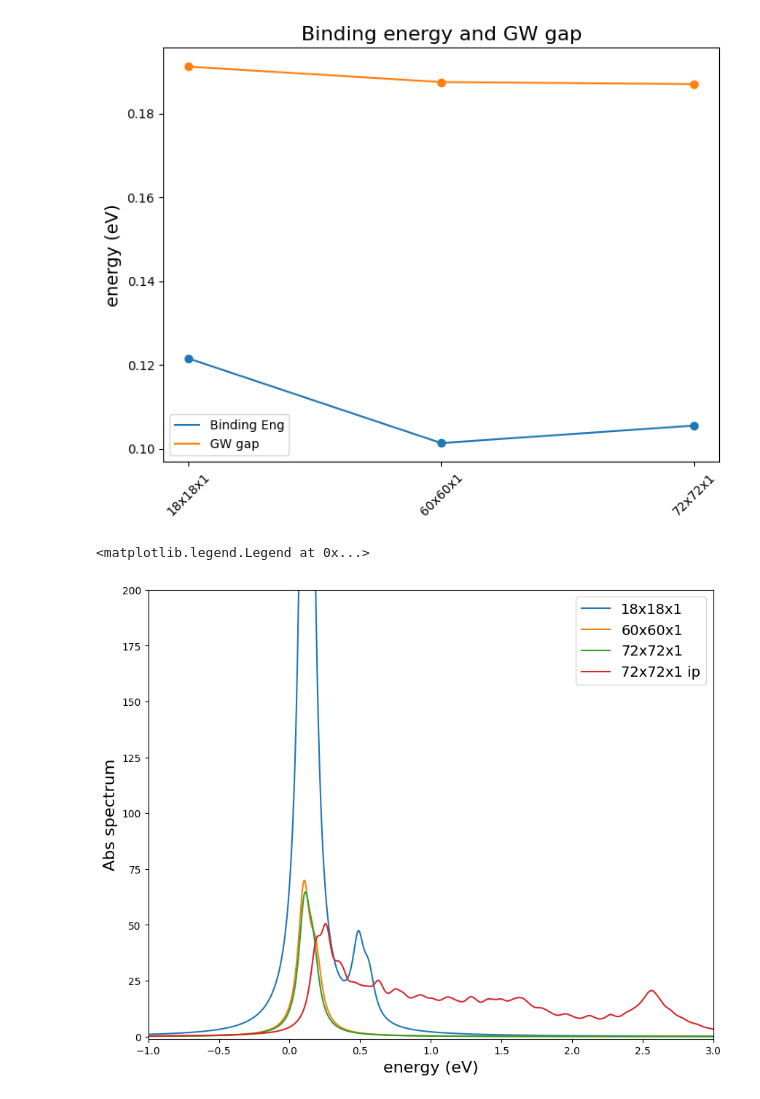
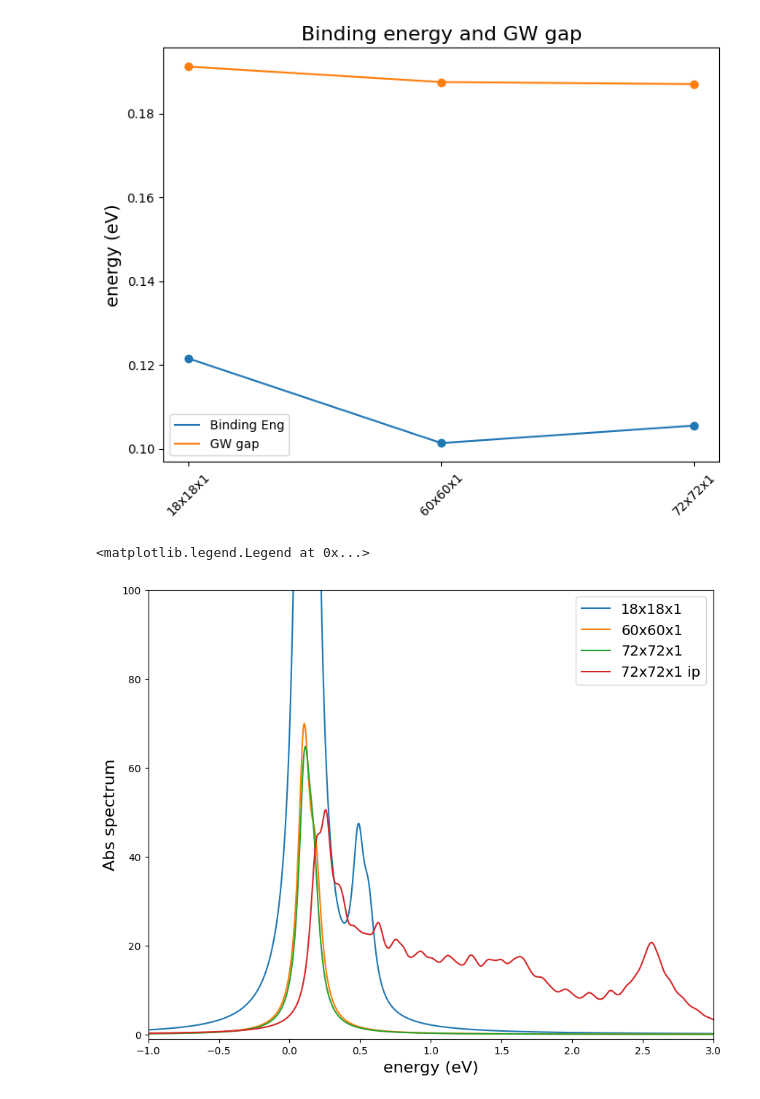
Before and after one commit to marcodalessandro76/Stanene, a Jupyter notebook: Report.ipynb, the cells around one changed output. Cells and saved outputs as stored; diff of their text form; code cells hidden in the pictures.

```diff
--- a/Report.ipynb
+++ b/Report.ipynb
@@ -281,18 +281,18 @@ ax.legend()
 # %%
 fig, ax = plt.subplots(figsize=(10, 8))
 
 for ind in range(len(kpoints)):
     data = alpha_data[ind]['alpha_q1_slepc_bse']
     energy = data['energy']
     alpha_im = data['alpha_imag']
     ax.plot(energy,alpha_im,label=kpoints[ind])
 alpha_o_im = alpha_data[-1]['alpha_q1_slepc_bse']['alpha_o_imag']
 ax.plot(energy,alpha_o_im,label='72x72x1 ip')
 ax.set_xlim(-1,3)
-ax.set_ylim(-1,200)
+ax.set_ylim(-1,100)
 ax.set_ylabel('Abs spectrum',size=16)
 ax.set_xlabel('energy (eV)',size=16)
 ax.legend(fontsize=14)
 # %% [output]
 <matplotlib.legend.Legend at 0x...>
-[figure, old version]
+[figure, new version]
```
Also changed, not shown: parts of 2 cells of this notebook, 2 other files.
